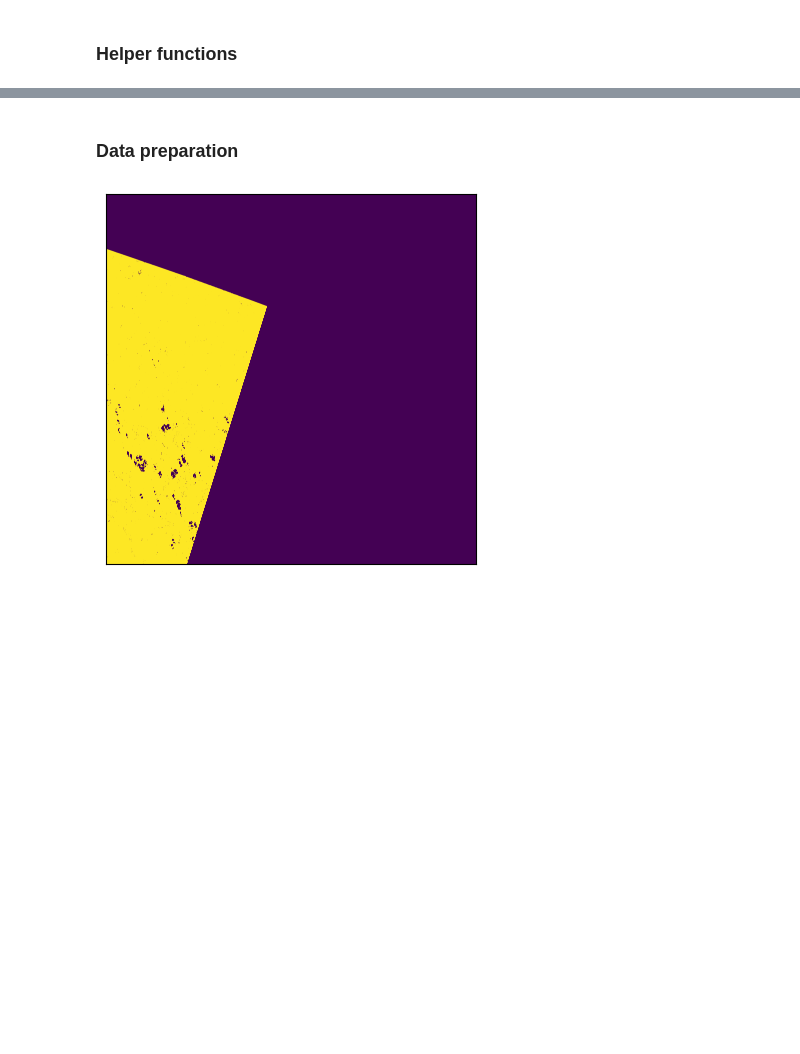
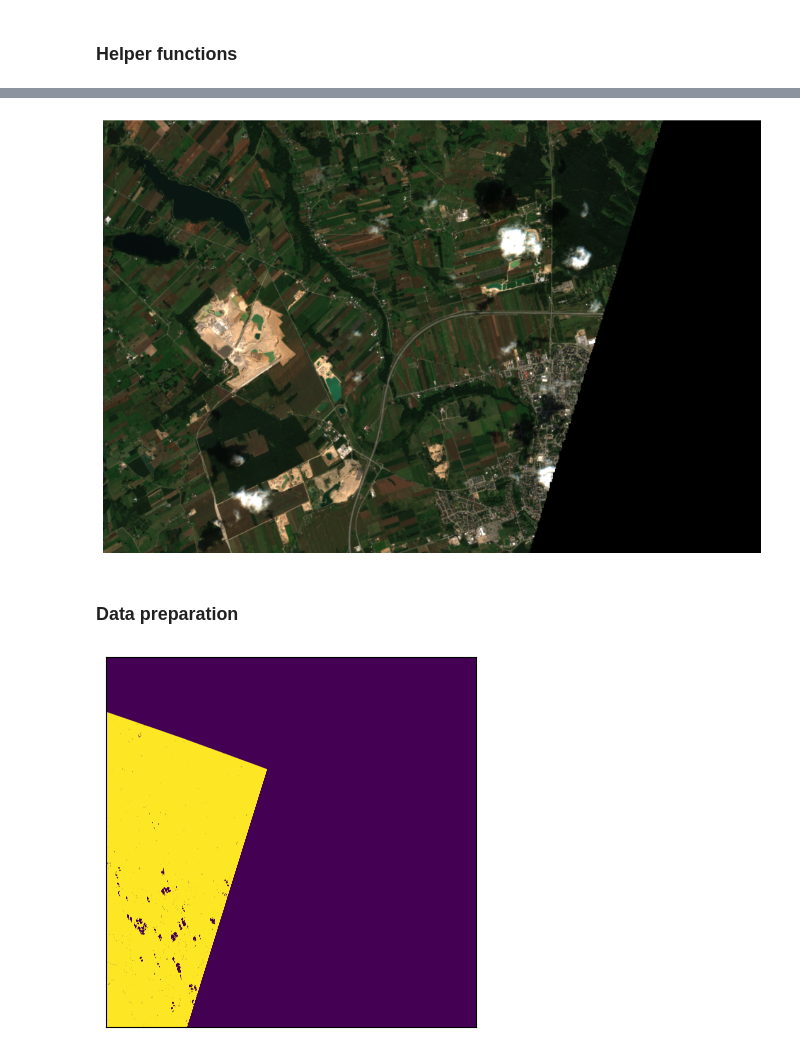
Before and after one commit to mikolaj-kowal/rs-vegetation-indices-analysis, a Jupyter notebook: notebooks/01-data-preparation.ipynb, the cells around one changed output, grey strips where cells are left out. Drawn from its saved outputs; the diff is of its cells as text; code cells hidden in the pictures; blank space fills up the shorter version.

```diff
--- a/notebooks/01-data-preparation.ipynb
+++ b/notebooks/01-data-preparation.ipynb
@@ -25,6 +25,7 @@ data_path = Path(config["data_path"])
 raw_data_path = Path(config["raw_data_path"])
 data_processed_path = Path(config["data_processed_path"])
 out_multiband = data_processed_path / "output_multiband.tif"
+output_path = Path(config["output_path"])
 
 aoi_path = data_path / "aoi.geojson"
 
@@ -47,0 +53,30 @@ def create_cloud_mask(scl, cloud_classes):
+# %%
+# create true-color image
+true_color_image = output_path / "true_color.jpg"
+layers = []
+
+for band_path in band_paths[3:0:-1]:
+    with rasterio.open(band_path, "r") as src:
+        print(f"band path: {band_path}")
+        band_name = band_path.name[-11:-8]
+        out_img, out_transform = mask(
+            src,
+            aoi.geometry,
+            nodata=np.nan,
+            crop=True,
+            filled=False,
+            all_touched=True
+        )
+        src_profile = src.profile.copy()
+        src_profile.update(
+            height=out_img.shape[1],
+            width=out_img.shape[2],
+            transform=out_transform
+        )
+
+        rescaled = scale_reflectance(out_img, offset, scale_factor, nodata, saturated)
+
+        clipped = np.clip(rescaled / 0.30, 0, 1)
+
+        layers.append(clipped)
+rgb_true_color = np.squeeze(np.stack(layers, axis=-1))
@@ -48,3 +87,14 @@ def create_cloud_mask(scl, cloud_classes):
+# %%
+fig, ax = plt.subplots(figsize=(12, 8))
+ax.imshow(rgb_true_color);
+
+ax.axis("off")
+
+plt.savefig(true_color_image,
+            bbox_inches="tight"
+           )
+# %% [output]
+[figure, added]
 # %% [markdown]
 ### Data preparation
 # %%
```
Also changed, not shown: parts of 4 cells of this notebook, 4 other files.
